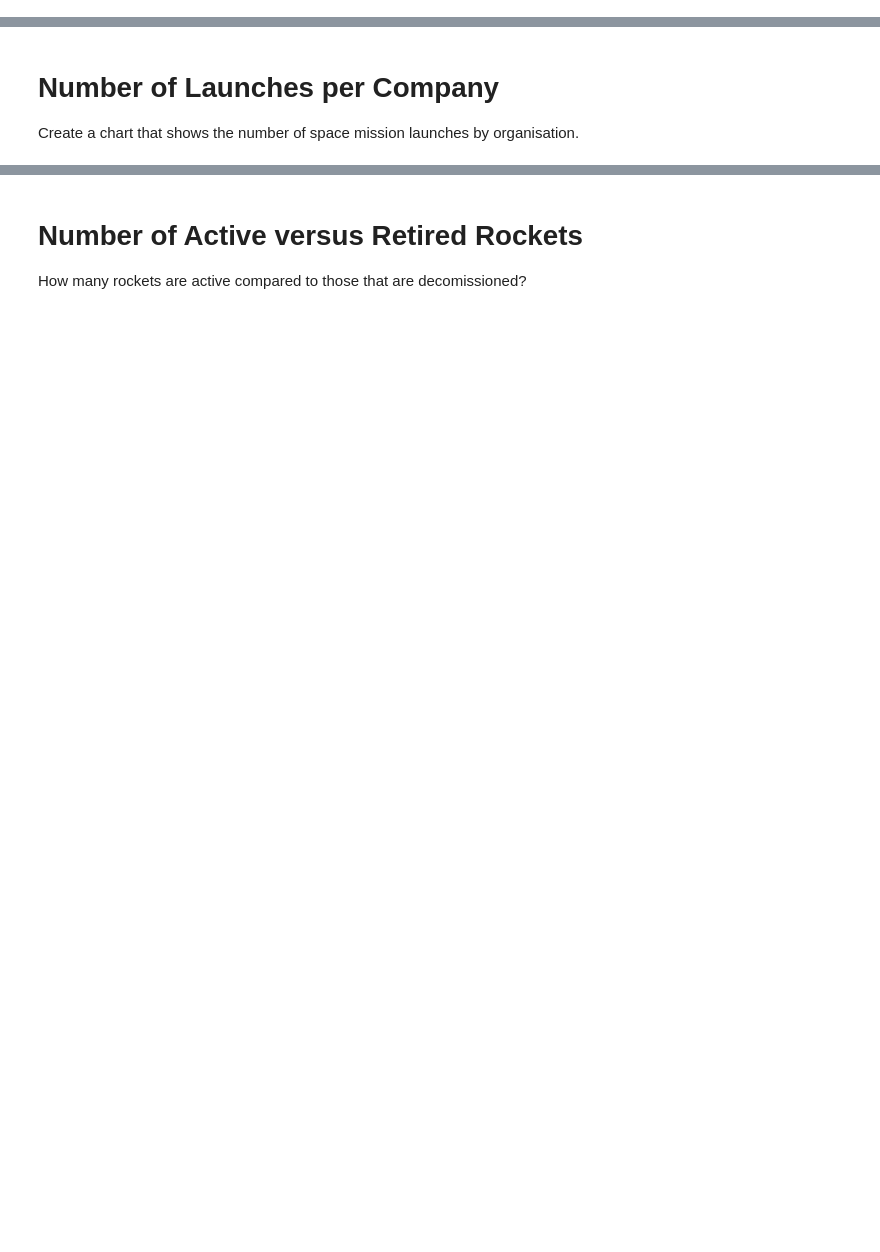
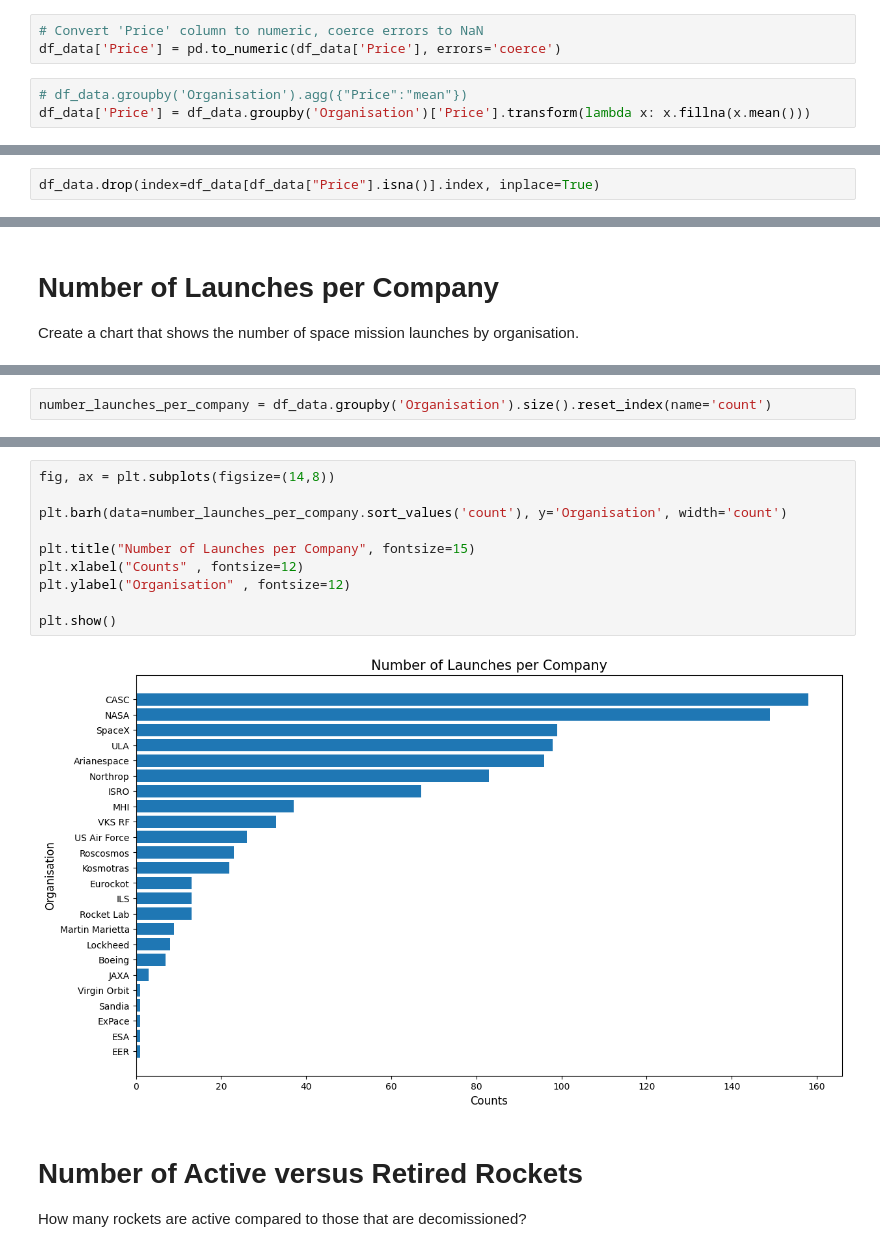
Before and after one commit to ApoliJ28/analyse_visualice_space_race, a Jupyter notebook: Space_Missions_Analysis_(start).ipynb, the cells around one changed output, grey strips where cells are left out. Saved outputs shown, nothing was run; the diff lists cells and outputs as text; blank space fills up the shorter version.

```diff
--- a/Space_Missions_Analysis_(start).ipynb
+++ b/Space_Missions_Analysis_(start).ipynb
@@ -55,0 +108,6 @@ Consider removing columns containing junk data.
+# %%
+# Convert 'Price' column to numeric, coerce errors to NaN
+df_data['Price'] = pd.to_numeric(df_data['Price'], errors='coerce')
+# %%
+# df_data.groupby('Organisation').agg({"Price":"mean"})
+df_data['Price'] = df_data.groupby('Organisation')['Price'].transform(lambda x: x.fillna(x.mean()))
@@ -55,0 +121,2 @@ Consider removing columns containing junk data.
+# %%
+df_data.drop(index=df_data[df_data["Price"].isna()].index, inplace=True)
@@ -61,0 +159,2 @@ Create a chart that shows the number of space mission launches by organisation.
+# %%
+number_launches_per_company = df_data.groupby('Organisation').size().reset_index(name='count')
@@ -62,3 +181,15 @@ Create a chart that shows the number of space mission launches by organisation.
+# %%
+fig, ax = plt.subplots(figsize=(14,8))
+
+plt.barh(data=number_launches_per_company.sort_values('count'), y='Organisation', width='count')
+
+plt.title("Number of Launches per Company", fontsize=15)
+plt.xlabel("Counts" , fontsize=12)
+plt.ylabel("Organisation" , fontsize=12)
+
+plt.show()
+# %% [output]
+[figure, added]
 # %% [markdown]
 # Number of Active versus Retired Rockets
 
```
Also changed, not shown: parts of 65 cells of this notebook, 1 other file.
